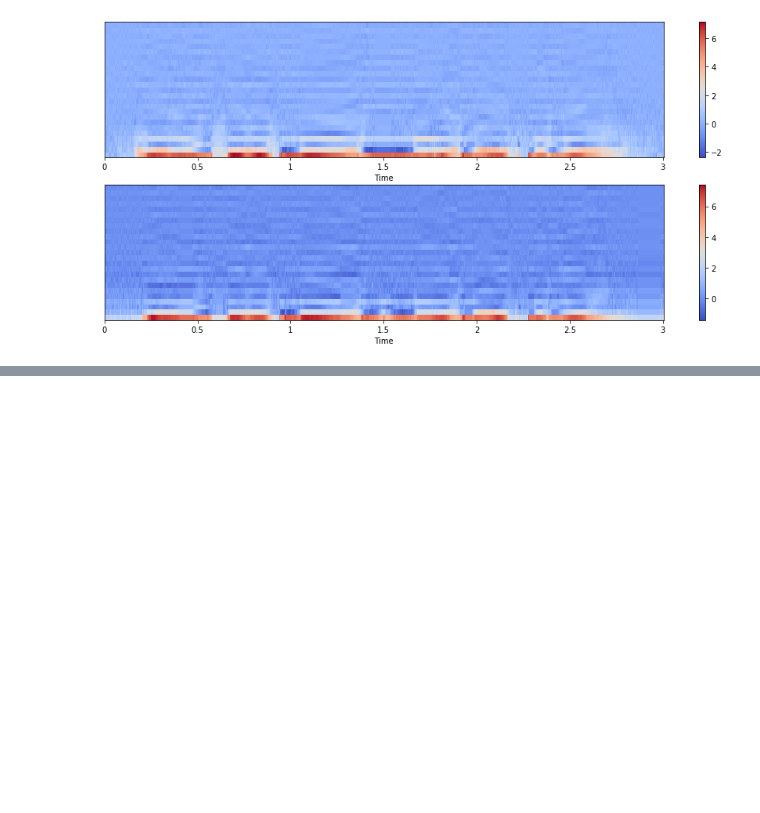
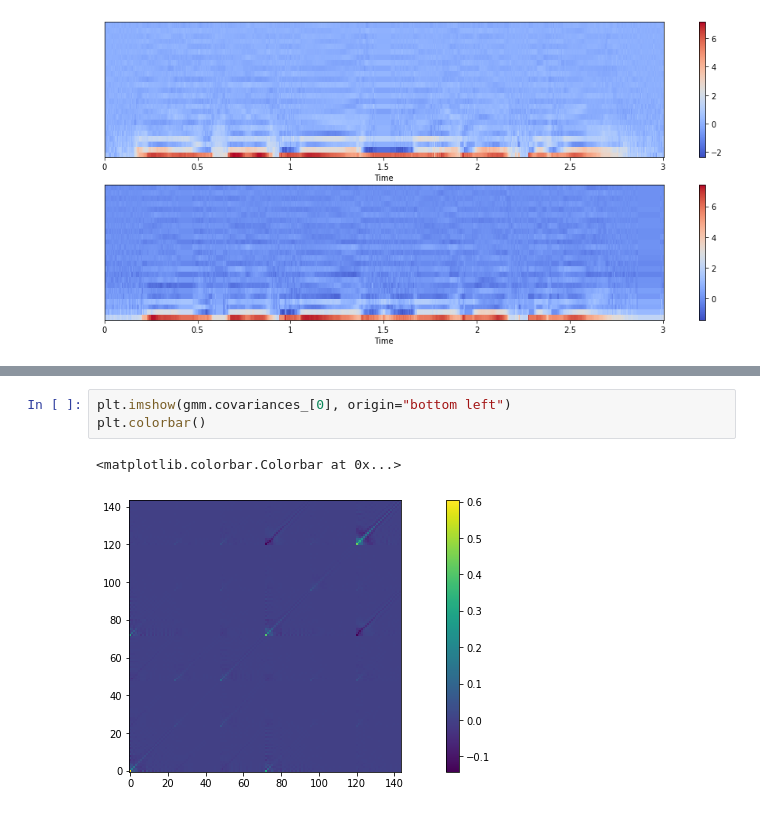
Before and after one commit to etsuura/VoiceConversion, a Jupyter notebook: GMM-based voice conversion.ipynb, the cells around one changed output, grey strips where cells are left out. Drawn from its saved outputs; the diff is of its cells as text; blank space fills up the shorter version.

```diff
--- a/GMM-based voice conversion.ipynb
+++ b/GMM-based voice conversion.ipynb
@@ -133,0 +178,6 @@ X_aligned, Y_aligned = X_aligned[:, :, 1:], Y_aligned[:, :, 1:]
+# %%
+plt.imshow(gmm.covariances_[0], origin="bottom left")
+plt.colorbar()
+# %% [output]
+<matplotlib.colorbar.Colorbar at 0x...>
+[figure, added]
```
Also changed, not shown: parts of 17 cells of this notebook, 1 other file.
